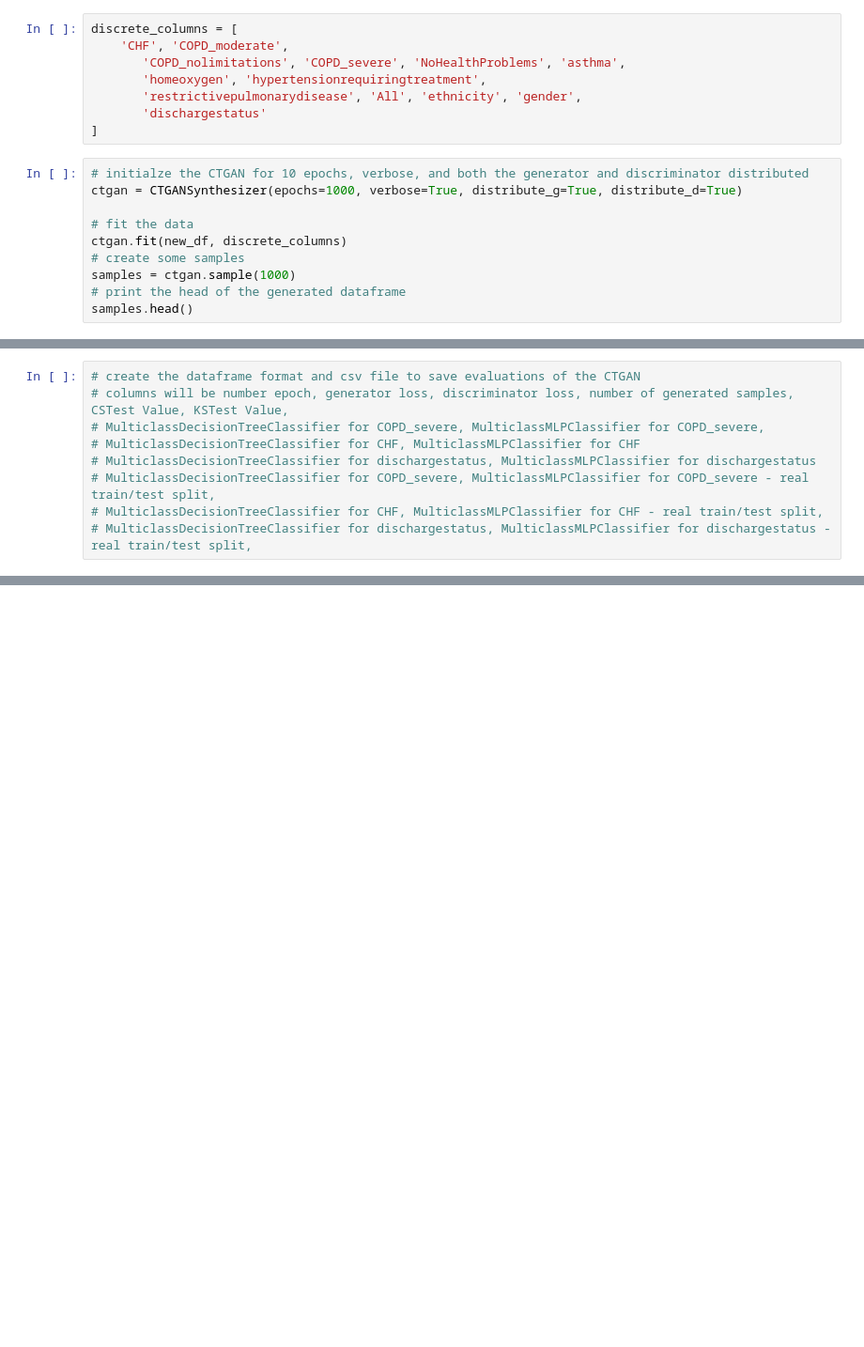
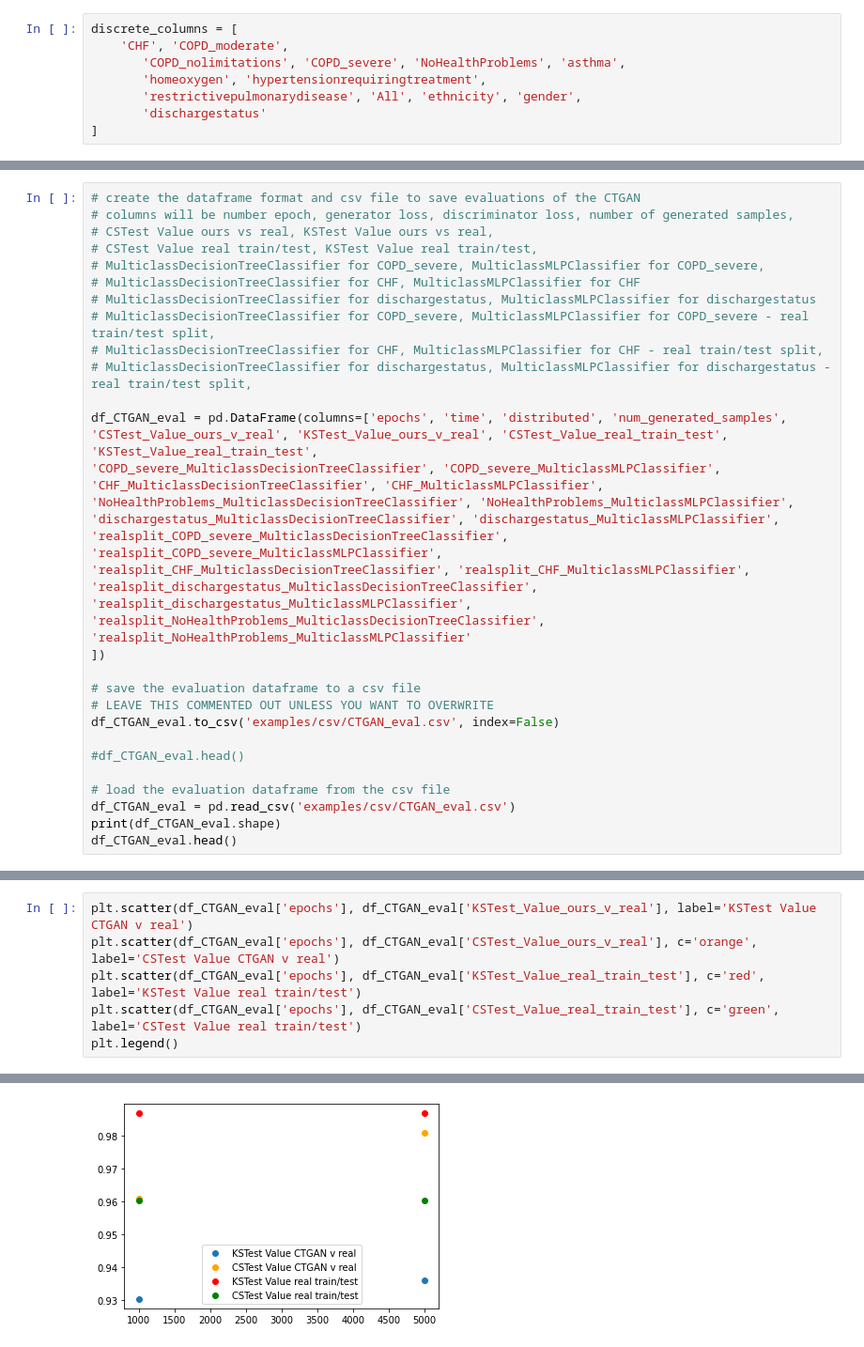
Before and after one commit to dianamJLAB/DS6050, a Jupyter notebook: CTGAN_Distribution/test_CTGAN_eICU.ipynb, the cells around one changed output, grey strips where cells are left out. Shown at 94% size. Drawn from its saved outputs; the diff is of its cells as text; blank space fills up the shorter version.

Commit message:
evaluating CTGAN single GPU and distributed

```diff
--- a/CTGAN_Distribution/test_CTGAN_eICU.ipynb
+++ b/CTGAN_Distribution/test_CTGAN_eICU.ipynb
@@ -80,13 +69,3 @@ discrete_columns = [
        'restrictivepulmonarydisease', 'All', 'ethnicity', 'gender',
        'dischargestatus'
 ]
-# %%
-# initialze the CTGAN for 10 epochs, verbose, and both the generator and discriminator distributed
-ctgan = CTGANSynthesizer(epochs=1000, verbose=True, distribute_g=True, distribute_d=True)
-
-# fit the data
-ctgan.fit(new_df, discrete_columns)
-# create some samples
-samples = ctgan.sample(1000)
-# print the head of the generated dataframe
-samples.head()
@@ -119,9 +72,34 @@ Epoch 1000, Loss G: -2.5802,Loss D: -0.0391
 # %%
 # create the dataframe format and csv file to save evaluations of the CTGAN
-# columns will be number epoch, generator loss, discriminator loss, number of generated samples, CSTest Value, KSTest Value,
+# columns will be number epoch, generator loss, discriminator loss, number of generated samples,
+# CSTest Value ours vs real, KSTest Value ours vs real,
+# CSTest Value real train/test, KSTest Value real train/test,
 # MulticlassDecisionTreeClassifier for COPD_severe, MulticlassMLPClassifier for COPD_severe,
 # MulticlassDecisionTreeClassifier for CHF, MulticlassMLPClassifier for CHF
 # MulticlassDecisionTreeClassifier for dischargestatus, MulticlassMLPClassifier for dischargestatus
 # MulticlassDecisionTreeClassifier for COPD_severe, MulticlassMLPClassifier for COPD_severe - real train/test split,
 # MulticlassDecisionTreeClassifier for CHF, MulticlassMLPClassifier for CHF - real train/test split,
 # MulticlassDecisionTreeClassifier for dischargestatus, MulticlassMLPClassifier for dischargestatus - real train/test split,
+
+df_CTGAN_eval = pd.DataFrame(columns=['epochs', 'time', 'distributed', 'num_generated_samples',
+'CSTest_Value_ours_v_real', 'KSTest_Value_ours_v_real', 'CSTest_Value_real_train_test', 'KSTest_Value_real_train_test',
+'COPD_severe_MulticlassDecisionTreeClassifier', 'COPD_severe_MulticlassMLPClassifier',
+'CHF_MulticlassDecisionTreeClassifier', 'CHF_MulticlassMLPClassifier',
+'NoHealthProblems_MulticlassDecisionTreeClassifier', 'NoHealthProblems_MulticlassMLPClassifier',
+'dischargestatus_MulticlassDecisionTreeClassifier', 'dischargestatus_MulticlassMLPClassifier',
+'realsplit_COPD_severe_MulticlassDecisionTreeClassifier', 'realsplit_COPD_severe_MulticlassMLPClassifier',
+'realsplit_CHF_MulticlassDecisionTreeClassifier', 'realsplit_CHF_MulticlassMLPClassifier',
+'realsplit_dischargestatus_MulticlassDecisionTreeClassifier', 'realsplit_dischargestatus_MulticlassMLPClassifier',
+'realsplit_NoHealthProblems_MulticlassDecisionTreeClassifier', 'realsplit_NoHealthProblems_MulticlassMLPClassifier'
+])
+
+# save the evaluation dataframe to a csv file
+# LEAVE THIS COMMENTED OUT UNLESS YOU WANT TO OVERWRITE
+df_CTGAN_eval.to_csv('examples/csv/CTGAN_eval.csv', index=False)
+
+#df_CTGAN_eval.head()
+
+# load the evaluation dataframe from the csv file
+df_CTGAN_eval = pd.read_csv('examples/csv/CTGAN_eval.csv')
+print(df_CTGAN_eval.shape)
+df_CTGAN_eval.head()
@@ -133,0 +255,7 @@ import matplotlib.pyplot as plt
+# %%
+plt.scatter(df_CTGAN_eval['epochs'], df_CTGAN_eval['KSTest_Value_ours_v_real'], label='KSTest Value CTGAN v real')
+plt.scatter(df_CTGAN_eval['epochs'], df_CTGAN_eval['CSTest_Value_ours_v_real'], c='orange', label='CSTest Value CTGAN v real')
+plt.scatter(df_CTGAN_eval['epochs'], df_CTGAN_eval['KSTest_Value_real_train_test'], c='red', label='KSTest Value real train/test')
+plt.scatter(df_CTGAN_eval['epochs'], df_CTGAN_eval['CSTest_Value_real_train_test'], c='green', label='CSTest Value real train/test')
+plt.legend()
+# %% [output]
@@ -133,0 +263 @@ import matplotlib.pyplot as plt
+[figure, added]
```
Also changed, not shown: parts of 18 cells of this notebook, 1 other file.
